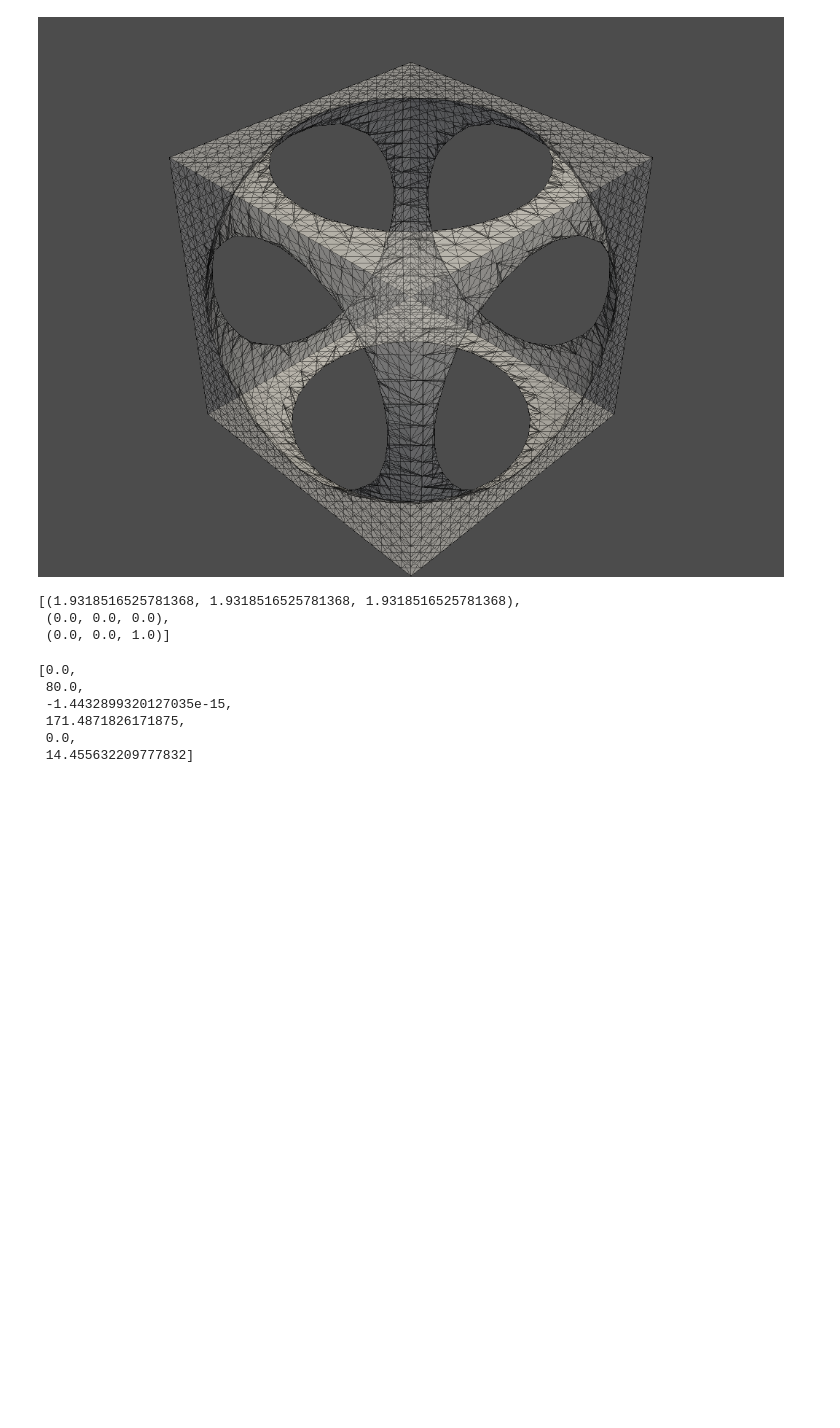
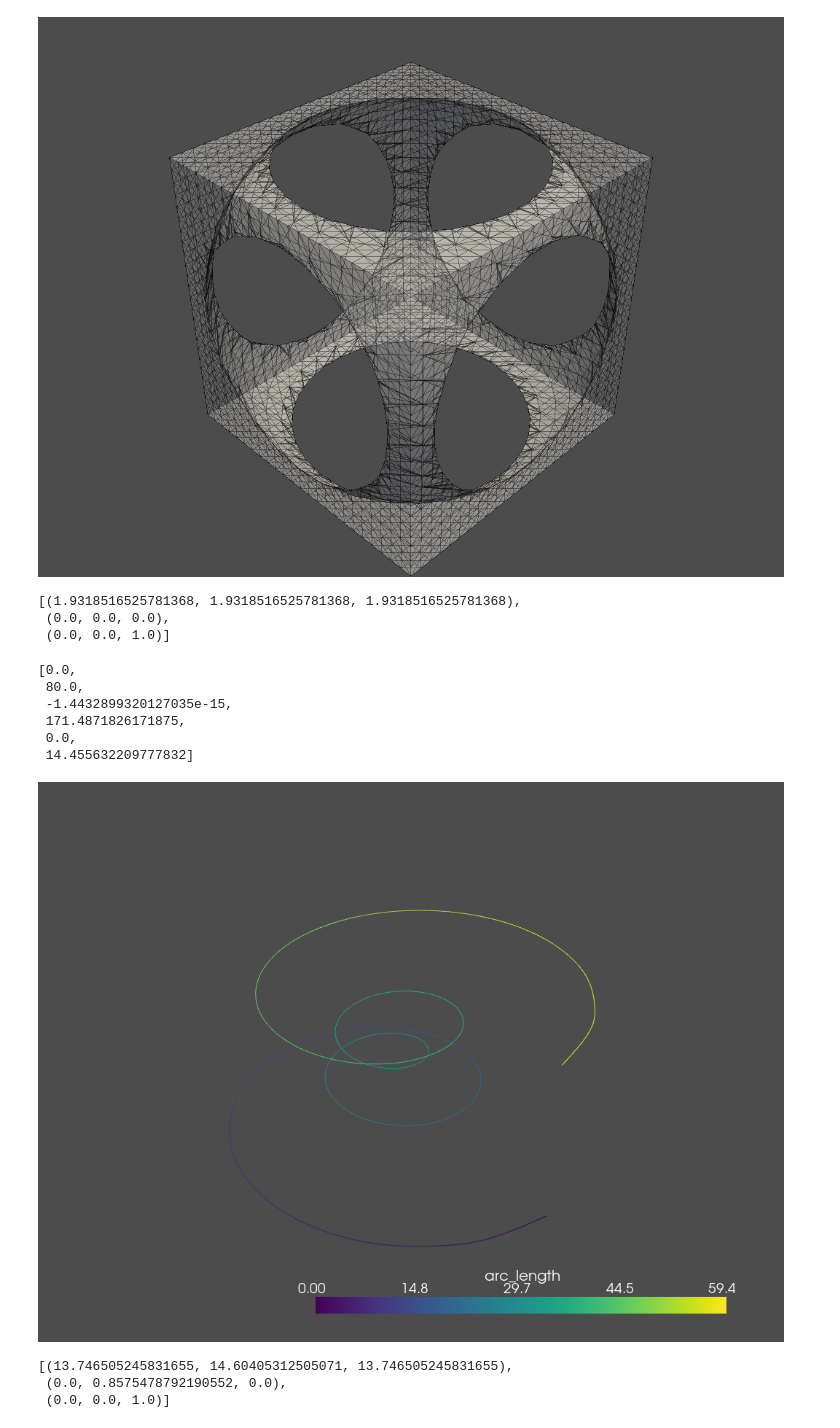
Before and after one commit to nickvazz/Puzzle3D, a Jupyter notebook: ExplorePyvisaMesh.ipynb, the cells around one changed output. Saved outputs shown, nothing was run; the diff lists cells and outputs as text; code cells hidden in the pictures; blank space fills up the shorter version.

```diff
--- a/ExplorePyvisaMesh.ipynb
+++ b/ExplorePyvisaMesh.ipynb
@@ -161,3 +157,21 @@ viet_mesh.bounds
  171.4871826171875,
  0.0,
  14.455632209777832]
+# %%
+import numpy as np
+import pyvista as pv
+theta = np.linspace(-4 * np.pi, 4 * np.pi, 100)
+z = np.linspace(-2, 2, 100)
+r = z**2 + 1
+x = r * np.sin(theta)
+y = r * np.cos(theta)
+points = np.column_stack((x, y, z))
+spline = pv.Spline(points, 1000)
+p = pv.Plotter()
+p.add_mesh(spline)
+p.show()
+# %% [output]
+[figure, added]
+[(13.746505245831655, 14.60405312505071, 13.746505245831655),
+ (0.0, 0.8575478792190552, 0.0),
+ (0.0, 0.0, 1.0)]
```
Also changed, not shown: parts of 39 cells of this notebook, 2 other files.
